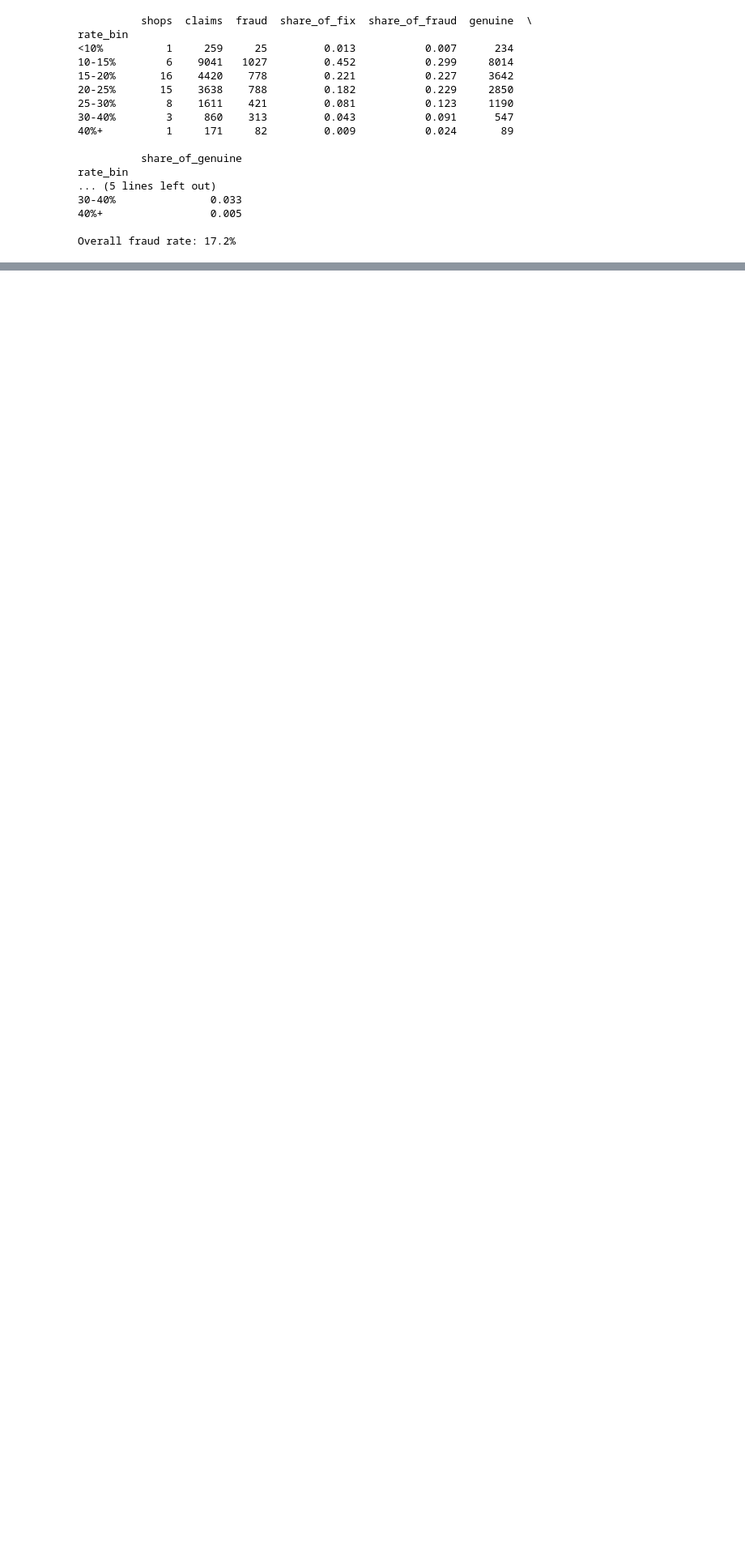
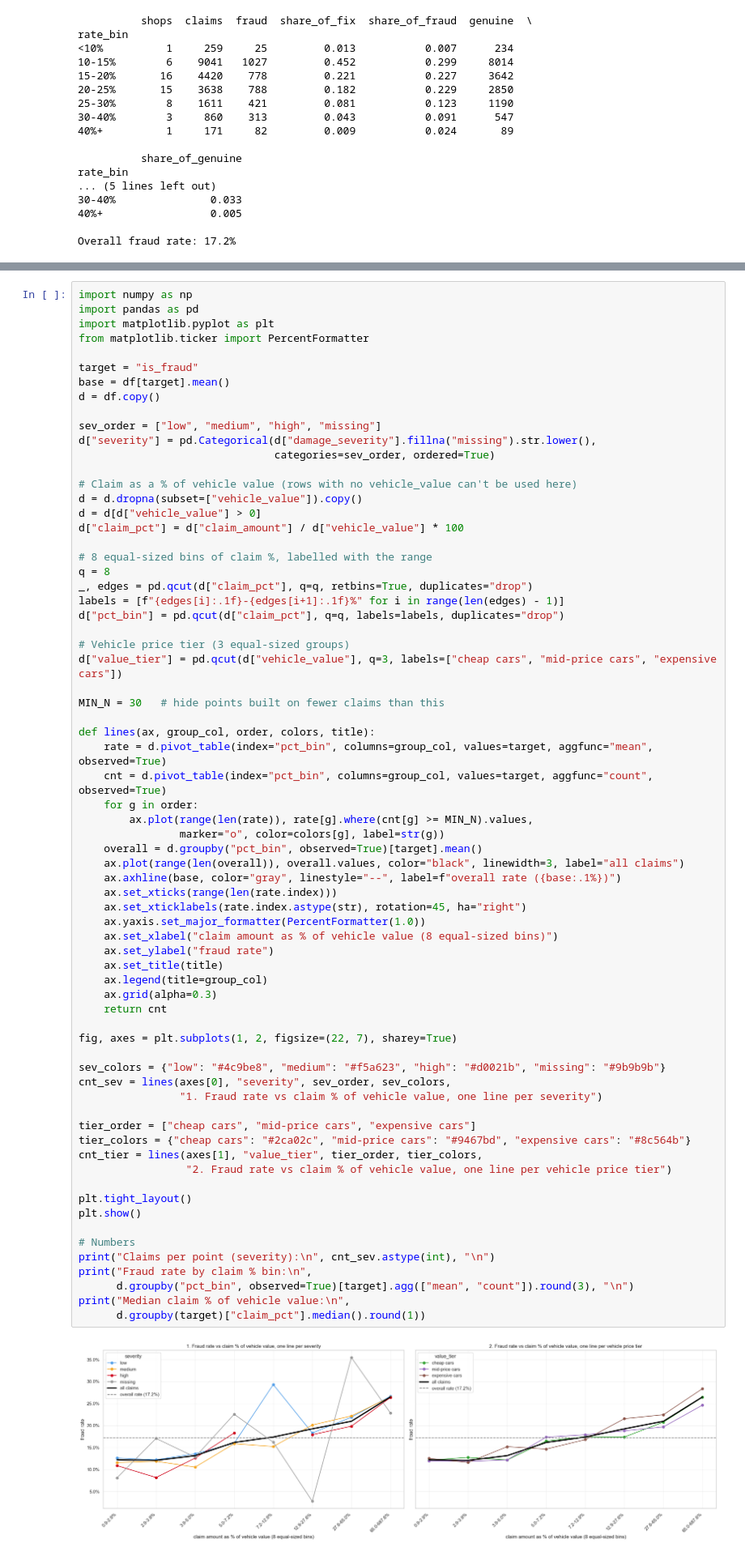
Before and after one commit to AllyJT/eda202602, a Jupyter notebook: Investigate.ipynb, the cells around one changed output, grey strips where cells are left out. Shown at 81% size. Drawn from its saved outputs; the diff is of its cells as text; blank space fills up the shorter version.

```diff
--- a/Investigate.ipynb
+++ b/Investigate.ipynb
@@ -316,0 +515,71 @@ Overall fraud rate: 17.2%
+# %%
+import numpy as np
+import pandas as pd
+import matplotlib.pyplot as plt
+from matplotlib.ticker import PercentFormatter
+
+target = "is_fraud"
+base = df[target].mean()
+d = df.copy()
+
+sev_order = ["low", "medium", "high", "missing"]
+d["severity"] = pd.Categorical(d["damage_severity"].fillna("missing").str.lower(),
+                               categories=sev_order, ordered=True)
+
+# Claim as a % of vehicle value (rows with no vehicle_value can't be used here)
+d = d.dropna(subset=["vehicle_value"]).copy()
+d = d[d["vehicle_value"] > 0]
+d["claim_pct"] = d["claim_amount"] / d["vehicle_value"] * 100
+
+# 8 equal-sized bins of claim %, labelled with the range
+q = 8
+_, edges = pd.qcut(d["claim_pct"], q=q, retbins=True, duplicates="drop")
+labels = [f"{edges[i]:.1f}-{edges[i+1]:.1f}%" for i in range(len(edges) - 1)]
+d["pct_bin"] = pd.qcut(d["claim_pct"], q=q, labels=labels, duplicates="drop")
+
+# Vehicle price tier (3 equal-sized groups)
+d["value_tier"] = pd.qcut(d["vehicle_value"], q=3, labels=["cheap cars", "mid-price cars", "expensive cars"])
+
+MIN_N = 30   # hide points built on fewer claims than this
+
+def lines(ax, group_col, order, colors, title):
+    rate = d.pivot_table(index="pct_bin", columns=group_col, values=target, aggfunc="mean", observed=True)
+    cnt = d.pivot_table(index="pct_bin", columns=group_col, values=target, aggfunc="count", observed=True)
+    for g in order:
+        ax.plot(range(len(rate)), rate[g].where(cnt[g] >= MIN_N).values,
+                marker="o", color=colors[g], label=str(g))
+    overall = d.groupby("pct_bin", observed=True)[target].mean()
+    ax.plot(range(len(overall)), overall.values, color="black", linewidth=3, label="all claims")
+    ax.axhline(base, color="gray", linestyle="--", label=f"overall rate ({base:.1%})")
+    ax.set_xticks(range(len(rate.index)))
+    ax.set_xticklabels(rate.index.astype(str), rotation=45, ha="right")
+    ax.yaxis.set_major_formatter(PercentFormatter(1.0))
+    ax.set_xlabel("claim amount as % of vehicle value (8 equal-sized bins)")
+    ax.set_ylabel("fraud rate")
+    ax.set_title(title)
+    ax.legend(title=group_col)
+    ax.grid(alpha=0.3)
+    return cnt
+
+fig, axes = plt.subplots(1, 2, figsize=(22, 7), sharey=True)
+
+sev_colors = {"low": "#4c9be8", "medium": "#f5a623", "high": "#d0021b", "missing": "#9b9b9b"}
+cnt_sev = lines(axes[0], "severity", sev_order, sev_colors,
+                "1. Fraud rate vs claim % of vehicle value, one line per severity")
+
+tier_order = ["cheap cars", "mid-price cars", "expensive cars"]
+tier_colors = {"cheap cars": "#2ca02c", "mid-price cars": "#9467bd", "expensive cars": "#8c564b"}
+cnt_tier = lines(axes[1], "value_tier", tier_order, tier_colors,
+                 "2. Fraud rate vs claim % of vehicle value, one line per vehicle price tier")
+
+plt.tight_layout()
+plt.show()
+
+# Numbers
+print("Claims per point (severity):\n", cnt_sev.astype(int), "\n")
+print("Fraud rate by claim % bin:\n",
+      d.groupby("pct_bin", observed=True)[target].agg(["mean", "count"]).round(3), "\n")
+print("Median claim % of vehicle value:\n",
+      d.groupby(target)["claim_pct"].median().round(1))
+# %% [output]
+[figure, added]
```
Also changed, not shown: parts of 4 cells of this notebook, 1 other file.
